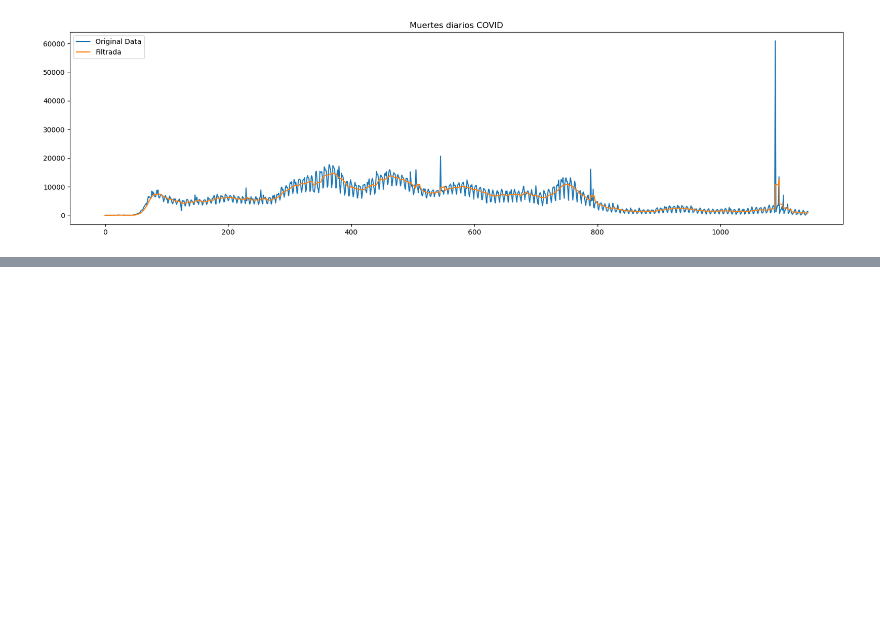
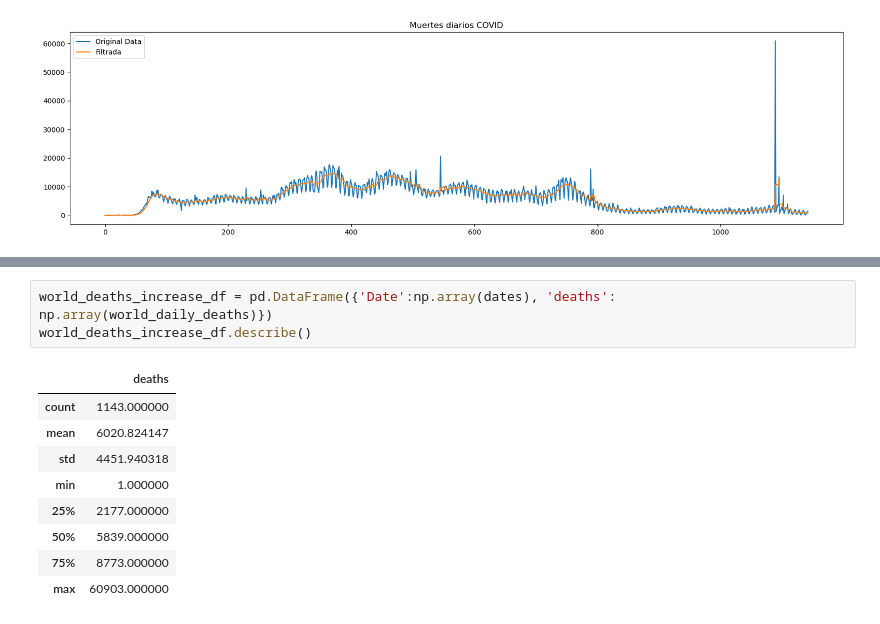
Before and after one commit to SGiraldoZ/NBs_BI, a Jupyter notebook: series_tiempo2.ipynb, the cells around one changed output, grey strips where cells are left out. Saved outputs shown, nothing was run; the diff lists cells and outputs as text; blank space fills up the shorter version.

```diff
--- a/series_tiempo2.ipynb
+++ b/series_tiempo2.ipynb
@@ -182,0 +189,13 @@ plt.show()
+# %%
+world_deaths_increase_df = pd.DataFrame({'Date':np.array(dates), 'deaths': np.array(world_daily_deaths)})
+world_deaths_increase_df.describe()
+# %% [output]
+|  | deaths |
+| count | 1143.000000 |
+| mean | 6020.824147 |
+| std | 4451.940318 |
+| min | 1.000000 |
+| 25% | 2177.000000 |
+| 50% | 5839.000000 |
+| 75% | 8773.000000 |
+| max | 60903.000000 |
```
Also changed, not shown: parts of 3 cells of this notebook.
